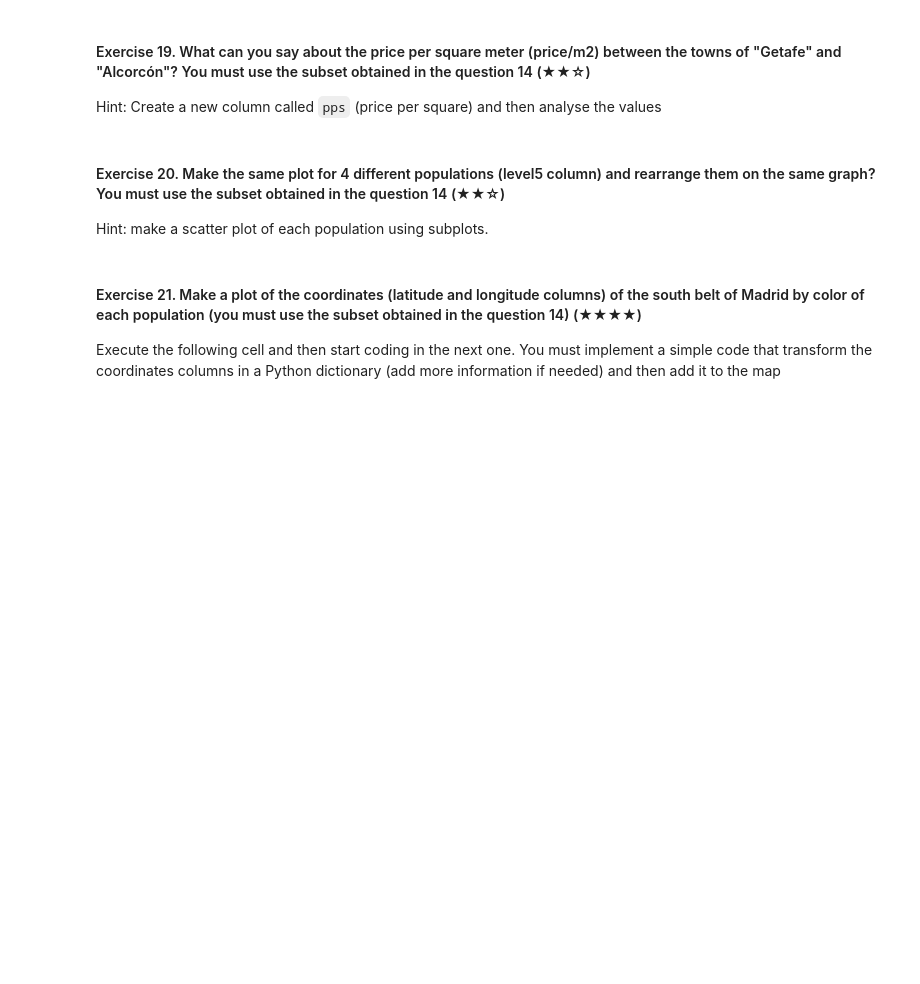
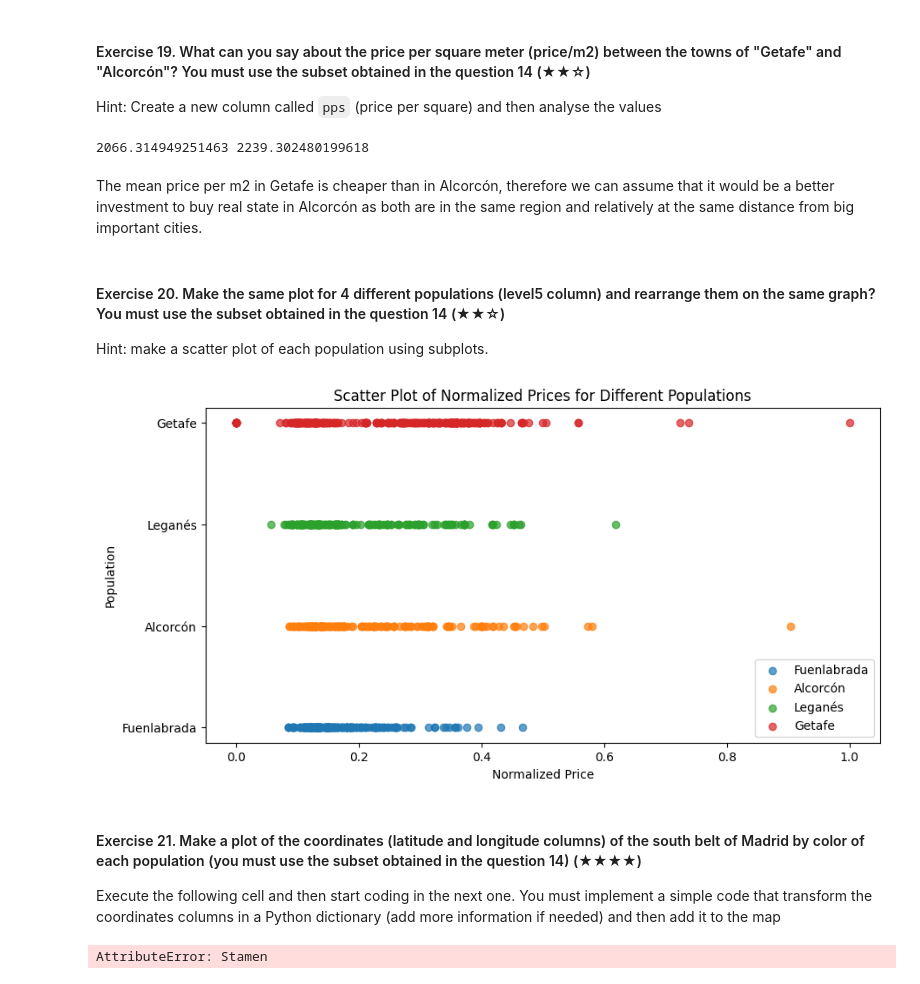
Before and after one commit to Diegomca98/realestate-datacleanup-exercise, a Jupyter notebook: project.ipynb, the cells around one changed output. Saved outputs shown, nothing was run; the diff lists cells and outputs as text; code cells hidden in the pictures; blank space fills up the shorter version.

```diff
--- a/project.ipynb
+++ b/project.ipynb
@@ -289,3 +376,12 @@ Hint: Create a new column called `pps` (price per square) and then analyse the v
+# %%
+# TODO
+getafe = ds.loc[ds['level5']=='Getafe']
+alcorcon = ds.loc[ds['level5'] == 'Alcorcón']
+print(getafe.pps.mean(), alcorcon.pps.mean())
+# %% [output]
+2066.314949251463 2239.302480199618
+# %% [markdown]
+The mean price per m2 in Getafe is cheaper than in Alcorcón, therefore we can assume that it would be a better investment to buy real state in Alcorcón as both are in the same region and relatively at the same distance from big important cities.
 # %% [markdown]
 #### Exercise 20. Make the same plot for 4 different populations (level5 column) and rearrange them on the same graph? You must use the subset obtained in the question 14 (★★☆)
 Hint: make a scatter plot of each population using subplots.
@@ -294,3 +388,17 @@ Hint: make a scatter plot of each population using subplots.
+# %%
+# TODO
+fig,ax = plt.subplots(figsize=(10, 5))
+
+for pop in data_by_population.keys():
+    ax.scatter(data_by_population[pop]['Normalized Price'], [pop]*len(data_by_population[pop]), alpha=0.7, label=pop)
+
+ax.set_xlabel('Normalized Price')
+ax.set_ylabel('Population')
+ax.set_title('Scatter Plot of Normalized Prices for Different Populations')
+ax.legend()
+plt.show()
+# %% [output]
+[figure, added]
 # %% [markdown]
 #### Exercise 21. Make a plot of the coordinates (latitude and longitude columns) of the south belt of Madrid by color of each population (you must use the subset obtained in the question 14) (★★★★)
 
@@ -300,9 +408,10 @@ from ipyleaflet import Map, basemaps
 
 # Map centred on (60 degrees latitude et -2.2 degrees longitude)
 # Latitude, longitude
-map = Map(center = (60, -2.2), zoom = 2, min_zoom = 1, max_zoom = 20,
-    basemap=basemaps.Stamen.Terrain)
+map = Map(center = (60, -2.2), zoom = 2, min_zoom = 1, max_zoom = 20, basemap=basemaps.Stamen.Terrain)
 map
+# %% [output]
+AttributeError: Stamen
 # %%
 ## HERE: plot the coordinates of the estates
 
```
Also changed, not shown: parts of 12 cells of this notebook.
